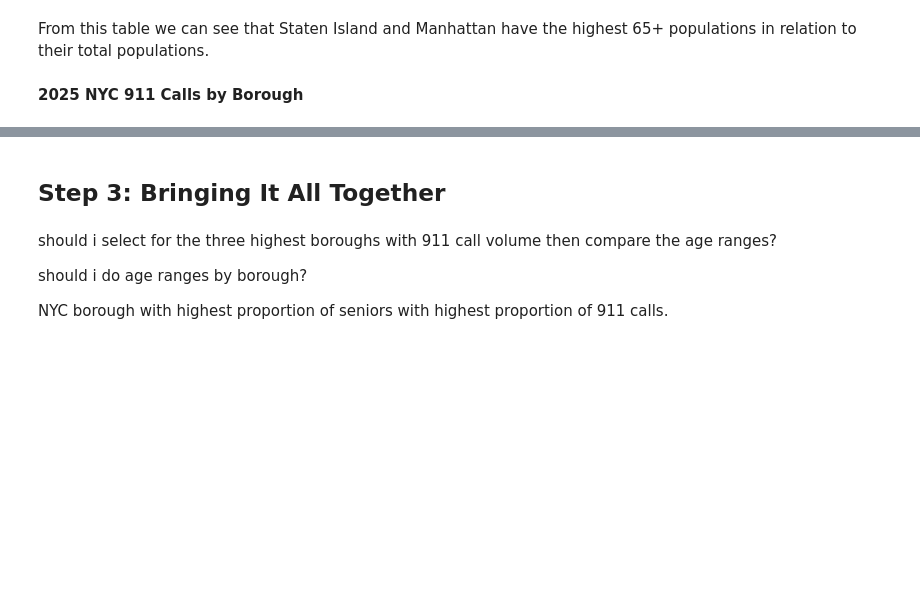
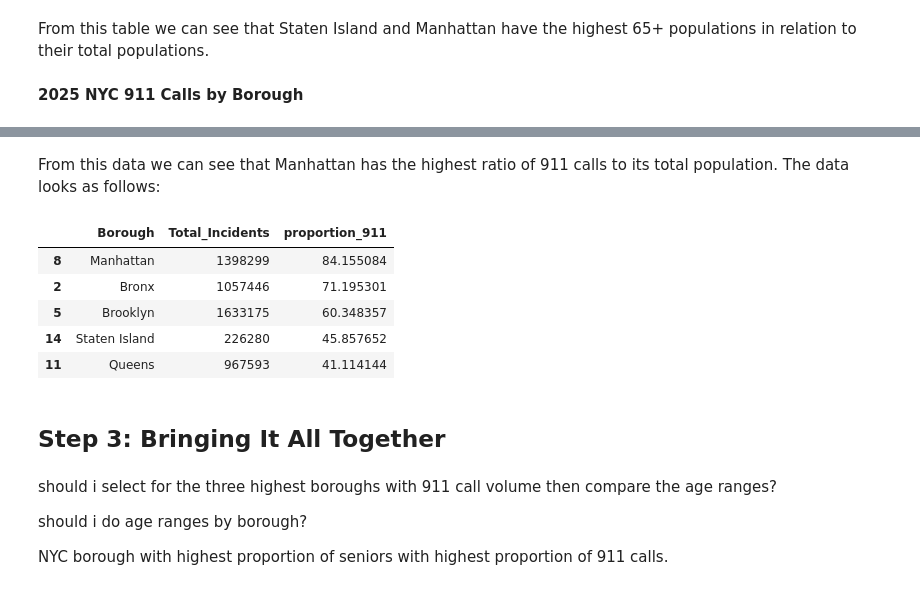
Before and after one commit to sophiacain11-jpg/sophiacain11-jpg.github.io, a Jupyter notebook: Project3.ipynb, the cells around one changed output, grey strips where cells are left out. Drawn from its saved outputs; the diff is of its cells as text; code cells hidden in the pictures; blank space fills up the shorter version.

```diff
--- a/Project3.ipynb
+++ b/Project3.ipynb
@@ -441,3 +531,24 @@ fig.show()
+# %% [markdown]
+From this data we can see that Manhattan has the highest ratio of 911 calls to its total population. The data looks as follows:
+# %%
+# Sort initial data from for the three relevant columns and only the senior age group.
+NYC_senior_pro_911 = df_both_merged[df_both_merged["Age_Group"] == "senior"][
+    ["Borough", "Total_Incidents", "proportion_911"]
+]
+
+# Sort 911 call proportions from largest to smallest.
+NYC_senior_pro_911 = NYC_senior_pro_911.sort_values(
+    by="proportion_911", ascending=False
+)
+
+NYC_senior_pro_911
+# %% [output]
+|  | Borough | Total_Incidents | proportion_911 |
+| 8 | Manhattan | 1398299 | 84.155084 |
+| 2 | Bronx | 1057446 | 71.195301 |
+| 5 | Brooklyn | 1633175 | 60.348357 |
+| 14 | Staten Island | 226280 | 45.857652 |
+| 11 | Queens | 967593 | 41.114144 |
 # %% [markdown]
 ## Step 3: Bringing It All Together
 # %% [markdown]
```
Also changed, not shown: parts of 6 cells of this notebook.
